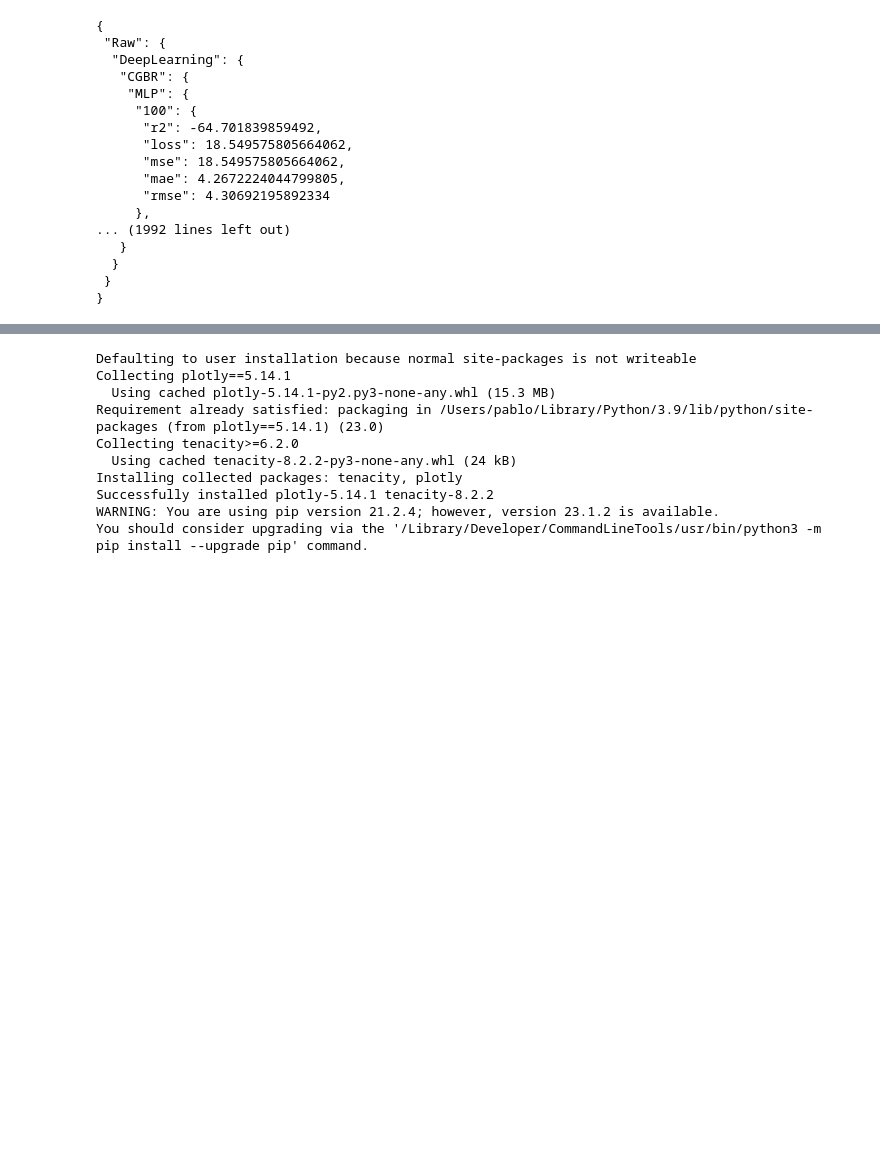
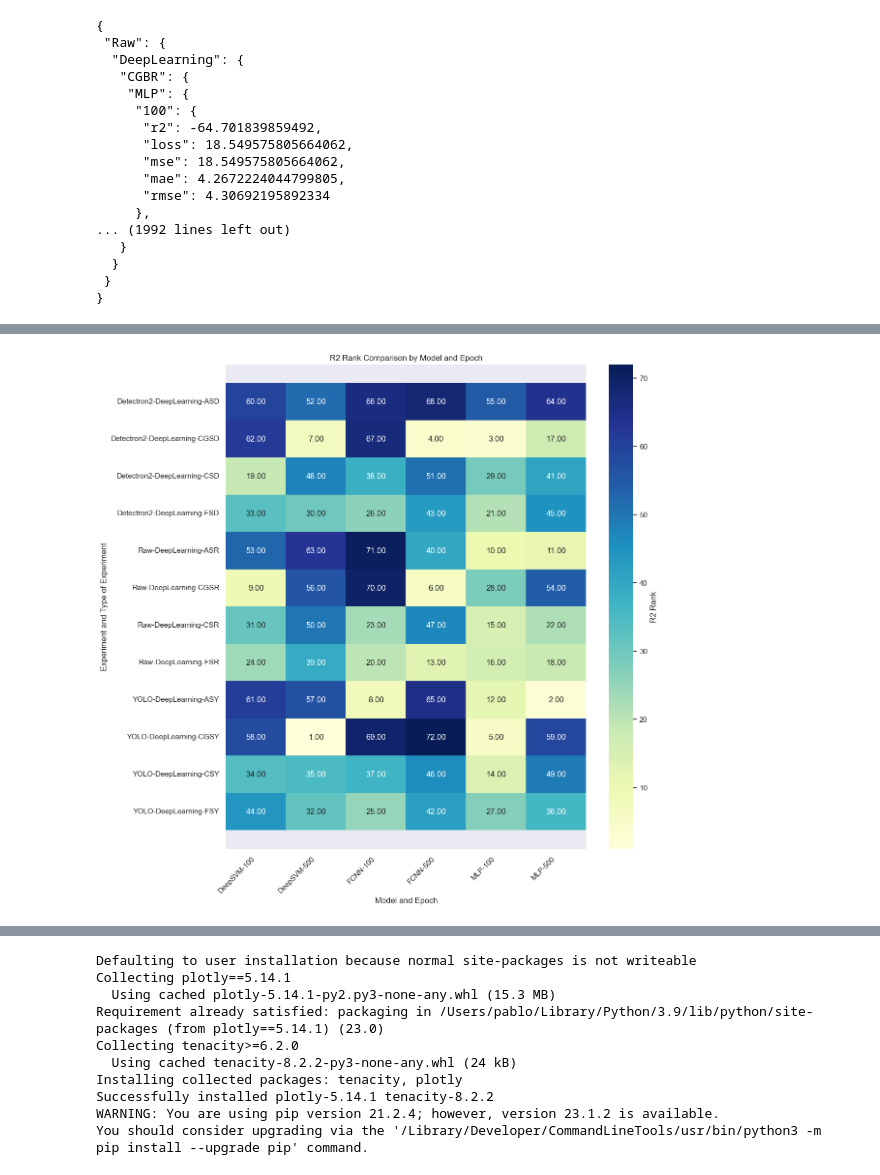
Before and after one commit to pcruiher08/ImageFeatures, a Jupyter notebook: Experiments/Graphs.ipynb, the cells around one changed output, grey strips where cells are left out. Saved outputs shown, nothing was run; the diff lists cells and outputs as text; code cells hidden in the pictures; blank space fills up the shorter version.

```diff
--- a/Experiments/Graphs.ipynb
+++ b/Experiments/Graphs.ipynb
@@ -38,0 +197,4 @@ print(json.dumps(resultsML, indent=1))
+# %%
+plot_r2_heatmap3(resultsDL, 'S')
+# %% [output]
+[figure, added]
```
Also changed, not shown: parts of 7 cells of this notebook, 2 other files.
